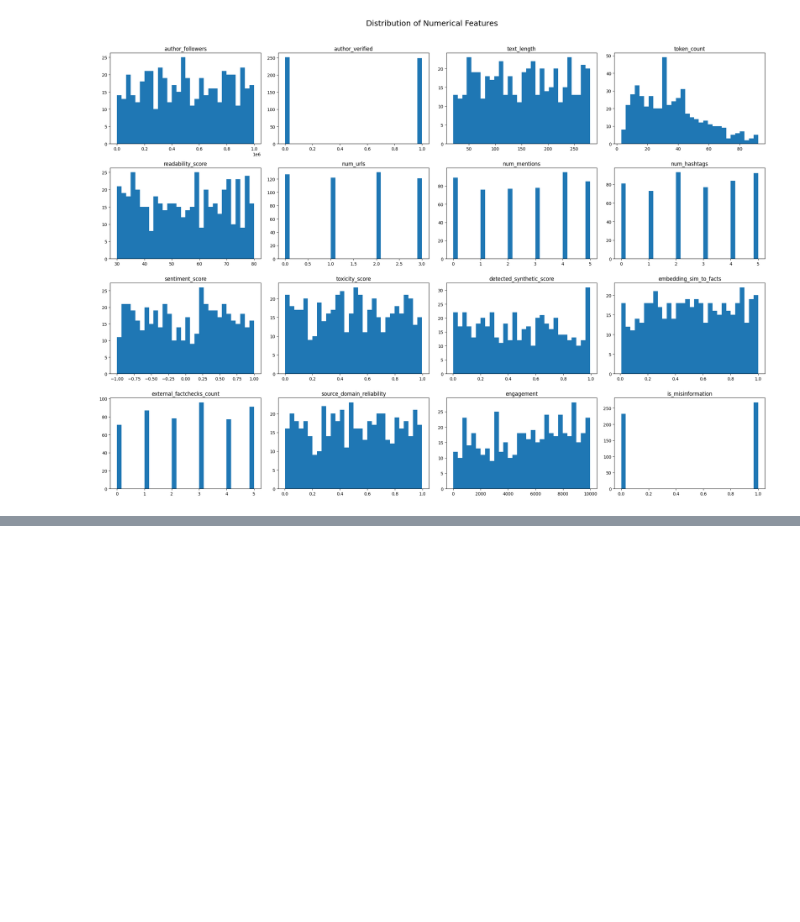
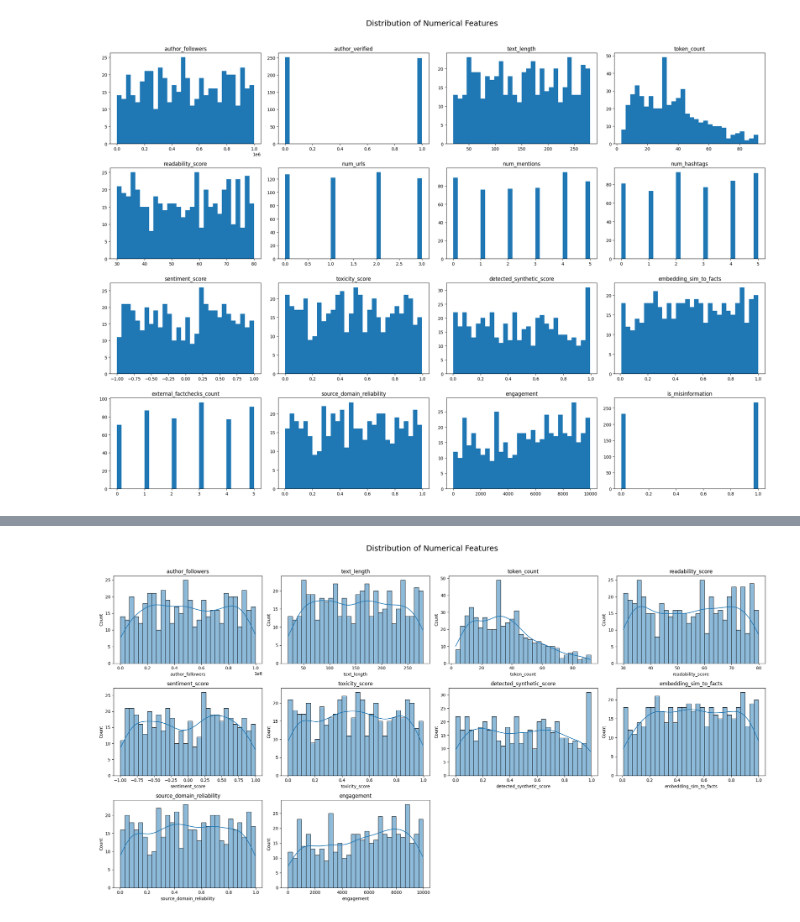
Before and after one commit to OMCHOKSI108/machine-learning-playground, a Jupyter notebook: GENAI-MISSINFORMATION_LOGISTIC_REG/MISSINFORMATION_LOGISTIC_REGRESSION.ipynb, the cells around one changed output, grey strips where cells are left out. Drawn from its saved outputs; the diff is of its cells as text; code cells hidden in the pictures; blank space fills up the shorter version.

```diff
--- a/GENAI-MISSINFORMATION_LOGISTIC_REG/MISSINFORMATION_LOGISTIC_REGRESSION.ipynb
+++ b/GENAI-MISSINFORMATION_LOGISTIC_REG/MISSINFORMATION_LOGISTIC_REGRESSION.ipynb
@@ -182,0 +199,3 @@ UNVERIFIED           115     23.0
+# %%
+continuous_val = [col for col in numerical_cols if col not in part_class]
+continuous_val
@@ -182,0 +213,27 @@ UNVERIFIED           115     23.0
+# %%
+
+
+cols = continuous_val
+n = len(cols)
+
+# Grid size
+n_cols = 4
+n_rows = math.ceil(n / n_cols)
+
+fig, axes = plt.subplots(n_rows, n_cols, figsize=(22, 4 * n_rows))
+axes = axes.flatten()
+
+for i, col in enumerate(cols):
+    sns.histplot(df[col], bins=30, kde=True, ax=axes[i])
+    axes[i].set_title(col, fontsize=12)
+    axes[i].tick_params(axis='both', labelsize=10)
+
+# Remove unused subplots
+for j in range(i + 1, len(axes)):
+    fig.delaxes(axes[j])
+
+fig.suptitle("Distribution of Numerical Features", fontsize=18)
+plt.tight_layout(rect=[0, 0, 1, 0.96])
+plt.show()
+# %% [output]
+[figure, added]
```
Also changed, not shown: parts of 6 cells of this notebook.
